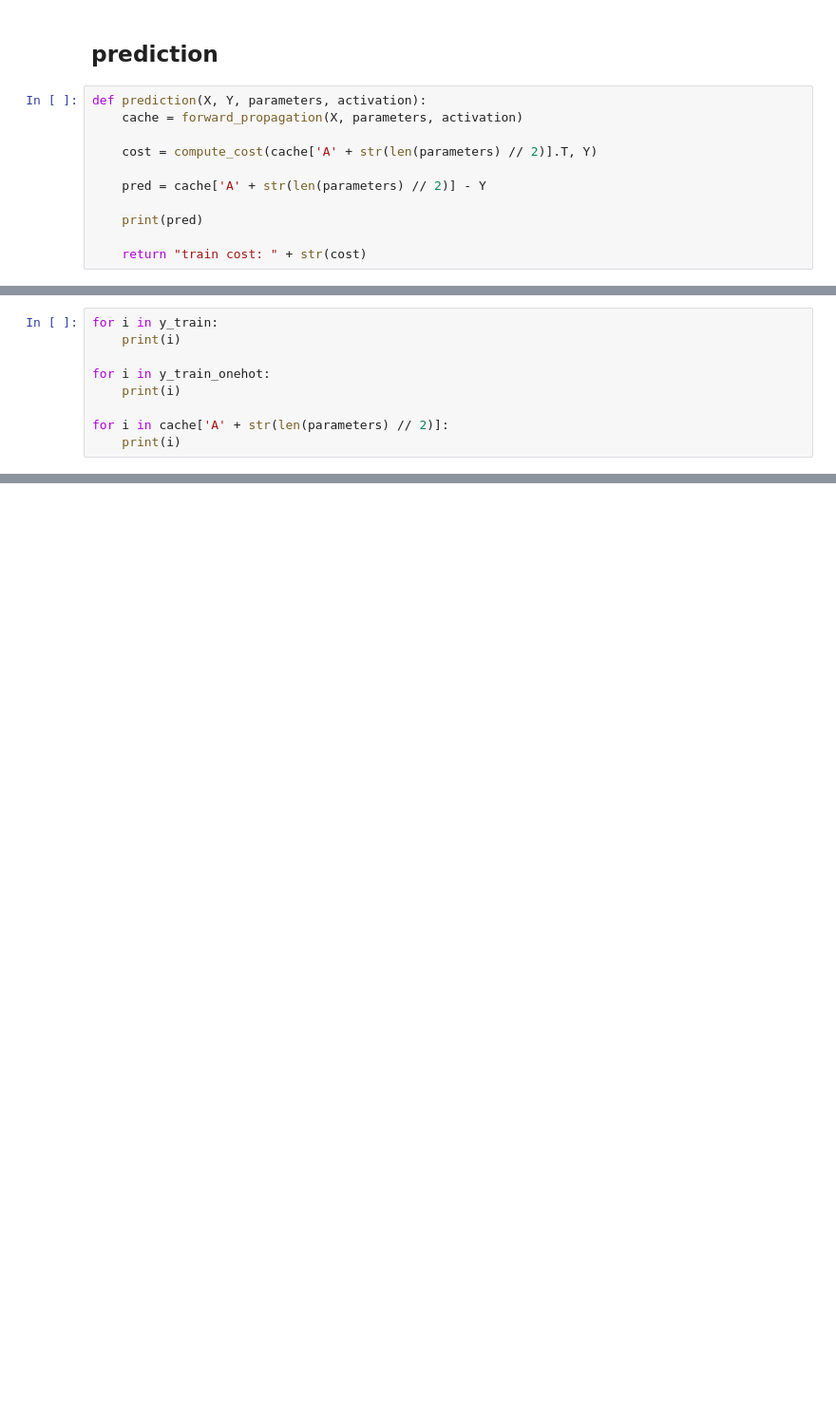
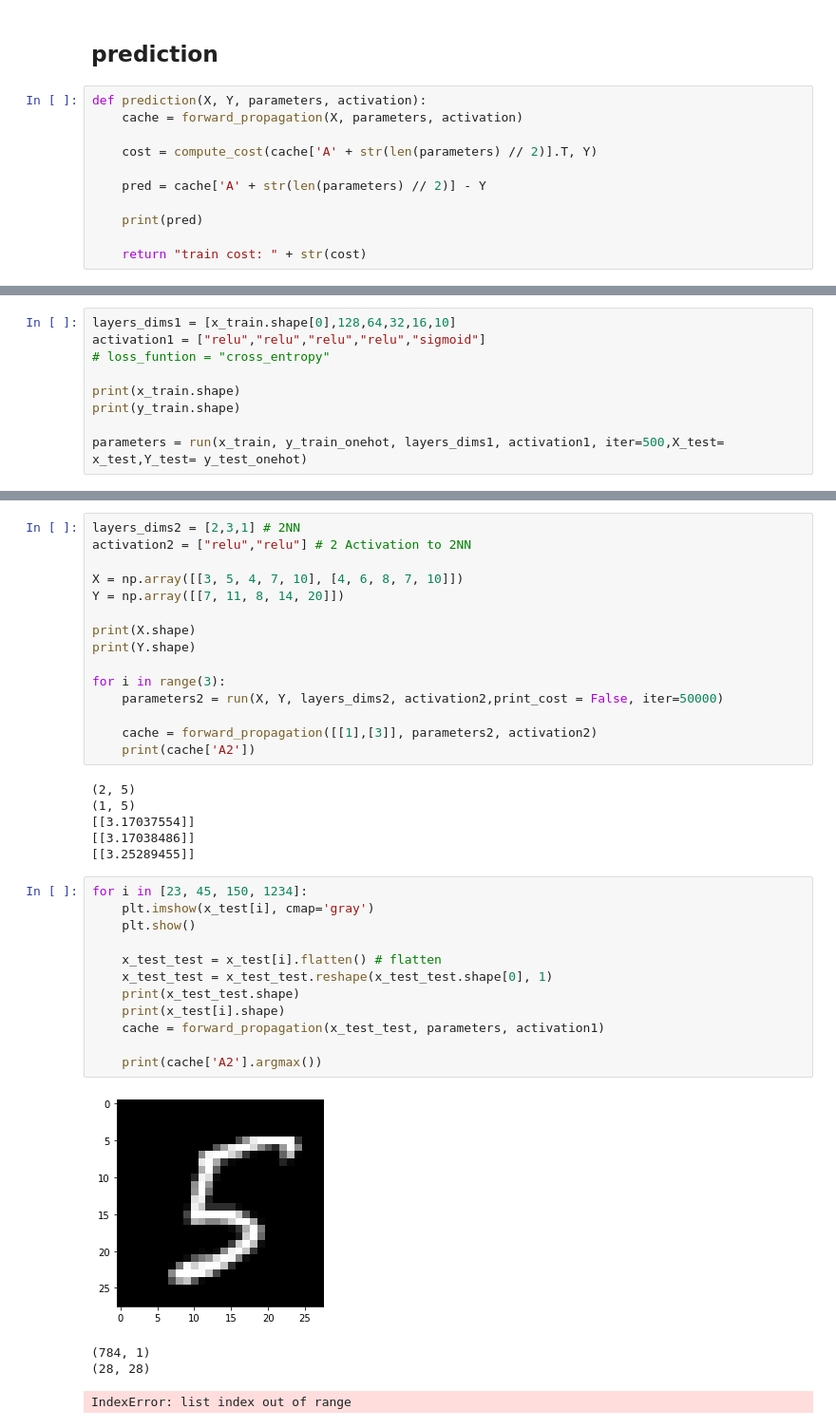
Before and after one commit to RWaiti/pyNN, a Jupyter notebook: pyNN.ipynb, the cells around one changed output, grey strips where cells are left out. Shown: that part at 95% size. Drawn from its saved outputs; the diff is of its cells as text; blank space fills up the shorter version.

```diff
--- a/pyNN.ipynb
+++ b/pyNN.ipynb
@@ -247,9 +215,0 @@ print(parameters['W1'].shape)
-# %%
-for i in y_train:
-    print(i)
-
-for i in y_train_onehot:
-    print(i)
-
-for i in cache['A' + str(len(parameters) // 2)]:
-    print(i)
@@ -314,0 +216,9 @@ print(parameters)
+# %%
+layers_dims1 = [x_train.shape[0],128,64,32,16,10]
+activation1 = ["relu","relu","relu","relu","sigmoid"]
+# loss_funtion = "cross_entropy"
+
+print(x_train.shape)
+print(y_train.shape)
+
+parameters = run(x_train, y_train_onehot, layers_dims1, activation1, iter=500,X_test= x_test,Y_test= y_test_onehot)
@@ -314,0 +233,38 @@ print(parameters)
+# %%
+layers_dims2 = [2,3,1] # 2NN
+activation2 = ["relu","relu"] # 2 Activation to 2NN
+
+X = np.array([[3, 5, 4, 7, 10], [4, 6, 8, 7, 10]])
+Y = np.array([[7, 11, 8, 14, 20]])
+
+print(X.shape)
+print(Y.shape)
+
+for i in range(3):
+    parameters2 = run(X, Y, layers_dims2, activation2,print_cost = False, iter=50000)
+
+    cache = forward_propagation([[1],[3]], parameters2, activation2)
+    print(cache['A2'])
+# %% [output]
+(2, 5)
+(1, 5)
+[[3.17037554]]
+[[3.17038486]]
+[[3.25289455]]
+# %%
+for i in [23, 45, 150, 1234]:
+    plt.imshow(x_test[i], cmap='gray')
+    plt.show()
+
+    x_test_test = x_test[i].flatten() # flatten
+    x_test_test = x_test_test.reshape(x_test_test.shape[0], 1)
+    print(x_test_test.shape)
+    print(x_test[i].shape)
+    cache = forward_propagation(x_test_test, parameters, activation1)
+
+    print(cache['A2'].argmax())
+# %% [output]
+[figure, added]
+(784, 1)
+(28, 28)
+IndexError: list index out of range
```
Also changed, not shown: parts of 12 cells of this notebook.
